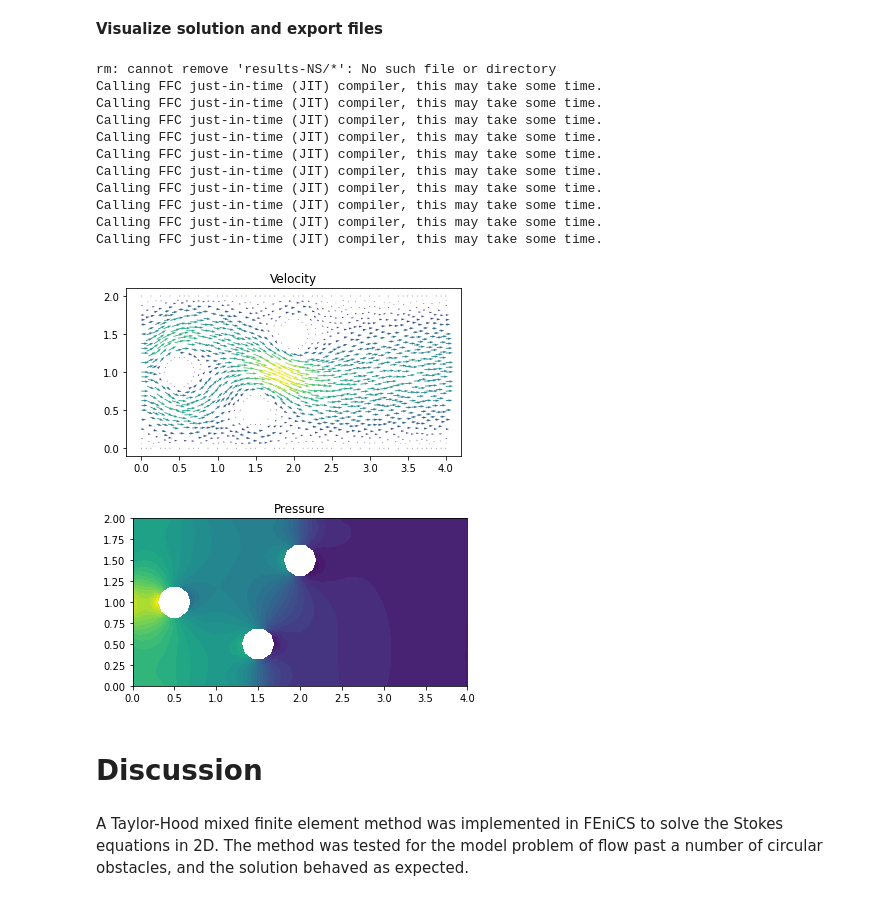
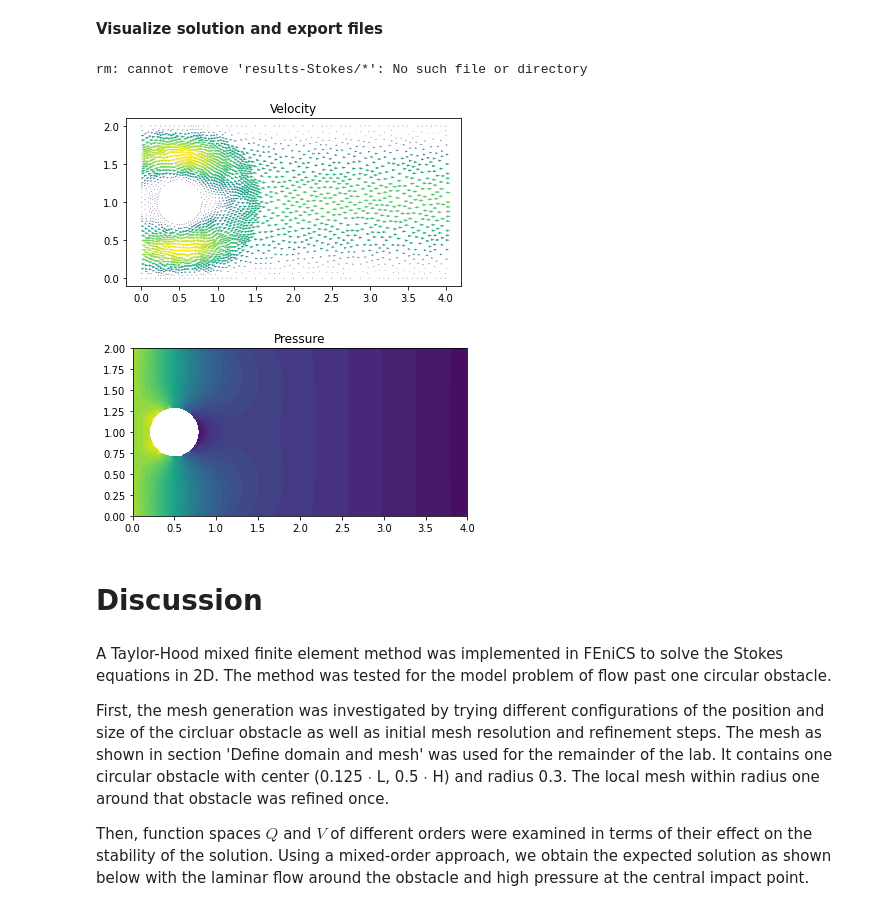
Before and after one commit to johanhoffman/DD2365_VT23, a Jupyter notebook: Lab1/jonahaag_lab1.ipynb, the cells around one changed output. Saved outputs shown, nothing was run; the diff lists cells and outputs as text; code cells hidden in the pictures.

Commit message:
Add intermediate results for lab 1

```diff
--- a/Lab1/jonahaag_lab1.ipynb
+++ b/Lab1/jonahaag_lab1.ipynb
@@ -108,19 +126,21 @@ L = 4
 H = 2
 
 # Generate mesh (examples with and without a hole in the mesh)
-resolution = 32
-#mesh = RectangleMesh(Point(0.0, 0.0), Point(L, H), L*resolution, H*resolution)
-#mesh = generate_mesh(Rectangle(Point(0.0,0.0), Point(L,H)) - Circle(Point(0.5,0.5*H),0.2), resolution)
-mesh = generate_mesh(Rectangle(Point(0.0,0.0), Point(L,H)) - Circle(Point(1.5,0.25*H),0.2) - Circle(Point(0.5,0.5*H),0.2) - Circle(Point(2.0,0.75*H),0.2), resolution)
+resolution = 32 # Uniform mesh size h = 1/resolution
+x_circle = 0.125*L
+y_circle = 0.5*H
+r_circle = 0.3
+
+mesh = generate_mesh(Rectangle(Point(0.0,0.0), Point(L,H)) - Circle(Point(x_circle,y_circle),r_circle), resolution)
 
 # Local mesh refinement (specified by a cell marker)
-no_levels = 0
+no_levels = 1 # We want to refine the mesh once
 for i in range(0,no_levels):
   cell_marker = MeshFunction("bool", mesh, mesh.topology().dim())
   for cell in cells(mesh):
     cell_marker[cell] = False
     p = cell.midpoint()
-    if p.distance(Point(1.5, 0.5)) < 1.0:
+    if p.distance(Point(x_circle,y_circle)) < 1.0:
         cell_marker[cell] = True
   mesh = refine(mesh, cell_marker)
 
@@ -188,46 +204,45 @@ Calling FFC just-in-time (JIT) compiler, this may take some time.
 # %% [markdown]
 **Visualize solution and export files**
 # %%
-!rm results-NS/*
+!rm results-Stokes/*
 
 # Open files to export solution to Paraview
-file_u = File("results-Stokes/u.pvd")
-file_p = File("results-Etokes/p.pvd")
+#file_u = File("results-Stokes/u.pvd")
+#file_p = File("results-Stokes/p.pvd")
 
 u1 = project(u, V)
 p1 = project(p, Q)
 
 # Save solution to file
-file_u << u1
-file_p << p1
+#file_u << u1
+#file_p << p1
 
 # Plot solution
 plt.figure()
 plot(u1, title="Velocity")
+#plt.savefig("u4.png", dpi=150)
 
 plt.figure()
 plot(p1, title="Pressure")
+#plt.savefig("p4.png", dpi=150)
 
 plt.show()
 
+
 # Export files
-#!tar -czvf results-Stokes.tar.gz results-NS
+#!tar -czvf results-Stokes.tar.gz results-Stokes
 #files.download('results-Stokes.tar.gz')
+#files.download('u4.png')
+#files.download('p4.png')
 # %% [output]
-rm: cannot remove 'results-NS/*': No such file or directory
-Calling FFC just-in-time (JIT) compiler, this may take some time.
-Calling FFC just-in-time (JIT) compiler, this may take some time.
-Calling FFC just-in-time (JIT) compiler, this may take some time.
-Calling FFC just-in-time (JIT) compiler, this may take some time.
-Calling FFC just-in-time (JIT) compiler, this may take some time.
-Calling FFC just-in-time (JIT) compiler, this may take some time.
-Calling FFC just-in-time (JIT) compiler, this may take some time.
-Calling FFC just-in-time (JIT) compiler, this may take some time.
-Calling FFC just-in-time (JIT) compiler, this may take some time.
-Calling FFC just-in-time (JIT) compiler, this may take some time.
+rm: cannot remove 'results-Stokes/*': No such file or directory
-[figure, old version]
+[figure, new version]
-[figure, old version]
+[figure, new version]
 # %% [markdown]
 # **Discussion**
-# %% [markdown]
-A Taylor-Hood mixed finite element method was implemented in FEniCS to solve the Stokes equations in 2D. The method was tested for the model problem of flow past a number of circular obstacles, and the solution behaved as expected.
+# %% [markdown]
+A Taylor-Hood mixed finite element method was implemented in FEniCS to solve the Stokes equations in 2D. The method was tested for the model problem of flow past one circular obstacle.
+
+First, the mesh generation was investigated by trying different configurations of the position and size of the circluar obstacle as well as initial mesh resolution and refinement steps. The mesh as shown in section 'Define domain and mesh' was used for the remainder of the lab. It contains one circular obstacle with center (0.125 $⋅$ L, 0.5 $⋅$ H) and radius 0.3. The local mesh within radius one around that obstacle was refined once.
+
+Then, function spaces $Q$ and $V$ of different orders were examined in terms of their effect on the stability of the solution. Using a mixed-order approach, we obtain the expected solution as shown below with the laminar flow around the obstacle and high pressure at the central impact point.
```
Also changed, not shown: parts of 12 cells of this notebook.
